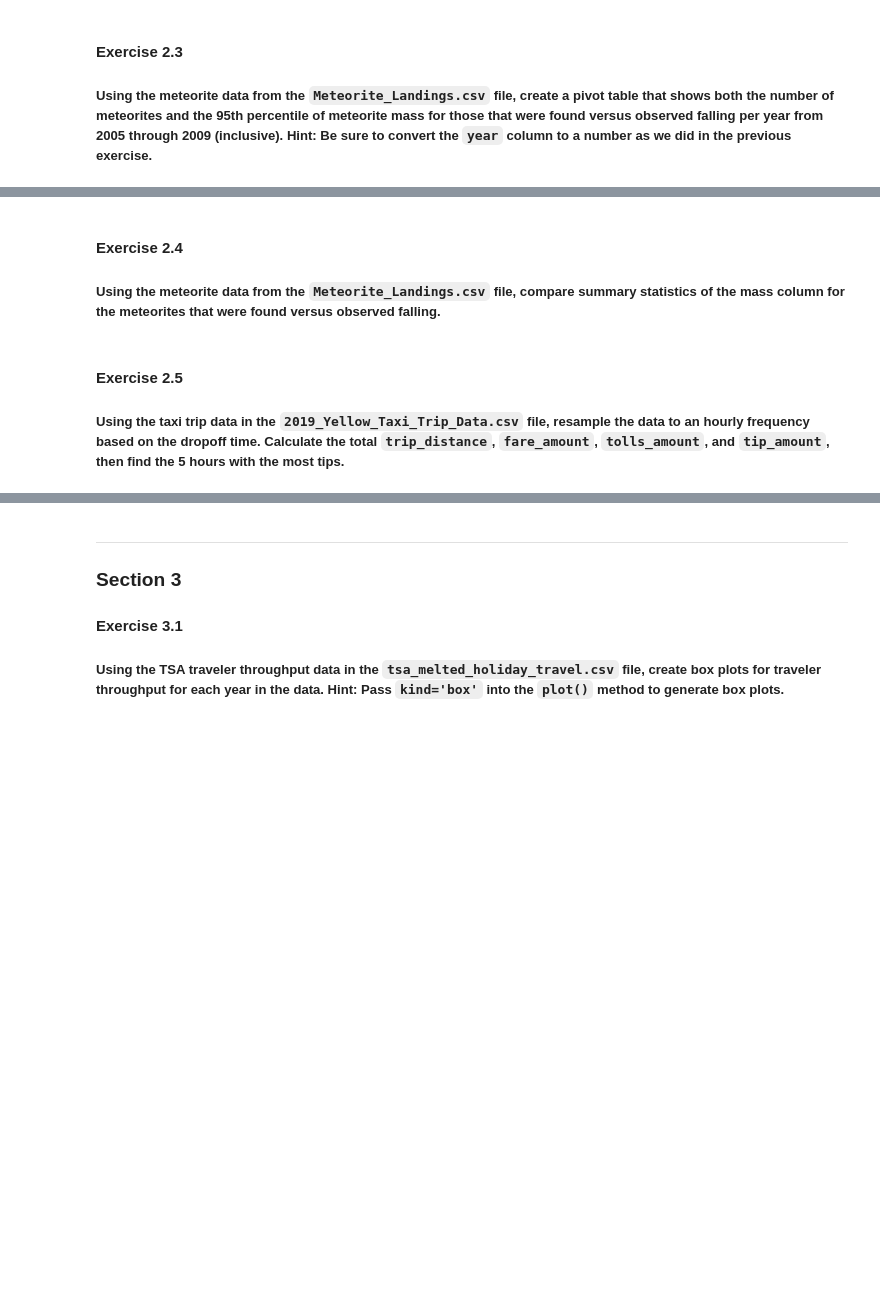
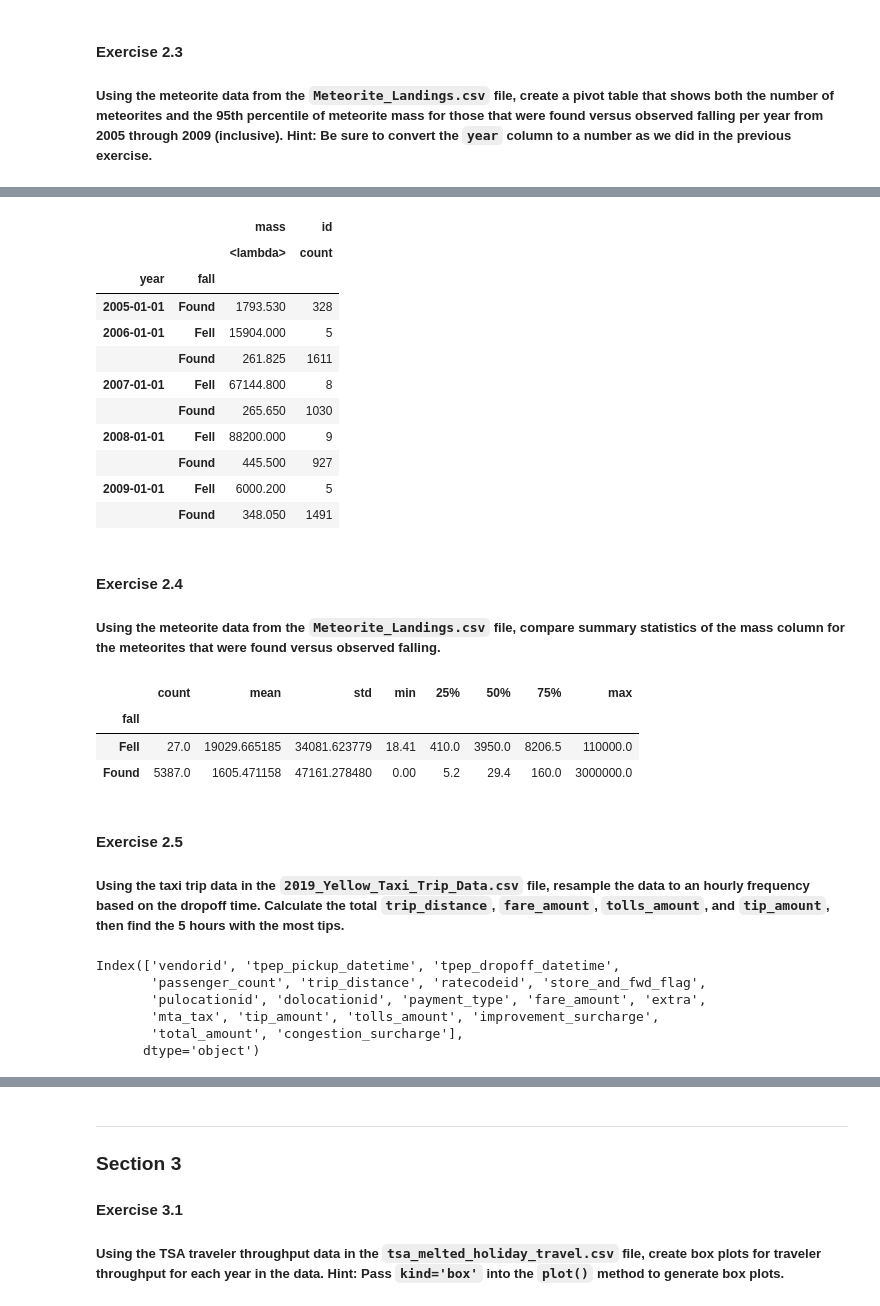
Before and after one commit to Vamir8429/Valerija_SheGoesTech, a Jupyter notebook: Day16_Pandas/workbook.ipynb, the cells around one changed output, grey strips where cells are left out. Cells and saved outputs as stored; diff of their text form; code cells hidden in the pictures; blank space fills up the shorter version.

```diff
--- a/Day16_Pandas/workbook.ipynb
+++ b/Day16_Pandas/workbook.ipynb
@@ -237,6 +244,38 @@ dtype: object
+# %%
+import numpy as np
+meteorite.groupby(['year','fall']).agg({'mass':[lambda x : np.quantile(x, q=0.85)],'id': "count"})
+# %% [output]
+|  |  | mass | id |
+|  |  | <lambda> | count |
+| year | fall |  |  |
+| 2005-01-01 | Found | 1793.530 | 328 |
+| 2006-01-01 | Fell | 15904.000 | 5 |
+|  | Found | 261.825 | 1611 |
+| 2007-01-01 | Fell | 67144.800 | 8 |
+|  | Found | 265.650 | 1030 |
+| 2008-01-01 | Fell | 88200.000 | 9 |
+|  | Found | 445.500 | 927 |
+| 2009-01-01 | Fell | 6000.200 | 5 |
+|  | Found | 348.050 | 1491 |
 # %% [markdown]
 #### Exercise 2.4
 ##### Using the meteorite data from the `Meteorite_Landings.csv` file, compare summary statistics of the mass column for the meteorites that were found versus observed falling.
+# %%
+meteorite.groupby(['fall']).describe()['mass']
+# %% [output]
+|  | count | mean | std | min | 25% | 50% | 75% | max |
+| fall |  |  |  |  |  |  |  |  |
+| Fell | 27.0 | 19029.665185 | 34081.623779 | 18.41 | 410.0 | 3950.0 | 8206.5 | 110000.0 |
+| Found | 5387.0 | 1605.471158 | 47161.278480 | 0.00 | 5.2 | 29.4 | 160.0 | 3000000.0 |
 # %% [markdown]
 #### Exercise 2.5
 ##### Using the taxi trip data in the `2019_Yellow_Taxi_Trip_Data.csv` file, resample the data to an hourly frequency based on the dropoff time. Calculate the total `trip_distance`, `fare_amount`, `tolls_amount`, and `tip_amount`, then find the 5 hours with the most tips.
+# %%
+taxi_data.columns
+# %% [output]
+Index(['vendorid', 'tpep_pickup_datetime', 'tpep_dropoff_datetime',
+       'passenger_count', 'trip_distance', 'ratecodeid', 'store_and_fwd_flag',
+       'pulocationid', 'dolocationid', 'payment_type', 'fare_amount', 'extra',
+       'mta_tax', 'tip_amount', 'tolls_amount', 'improvement_surcharge',
+       'total_amount', 'congestion_surcharge'],
+      dtype='object')
```
Also changed, not shown: parts of 8 cells of this notebook, 1 other file.
